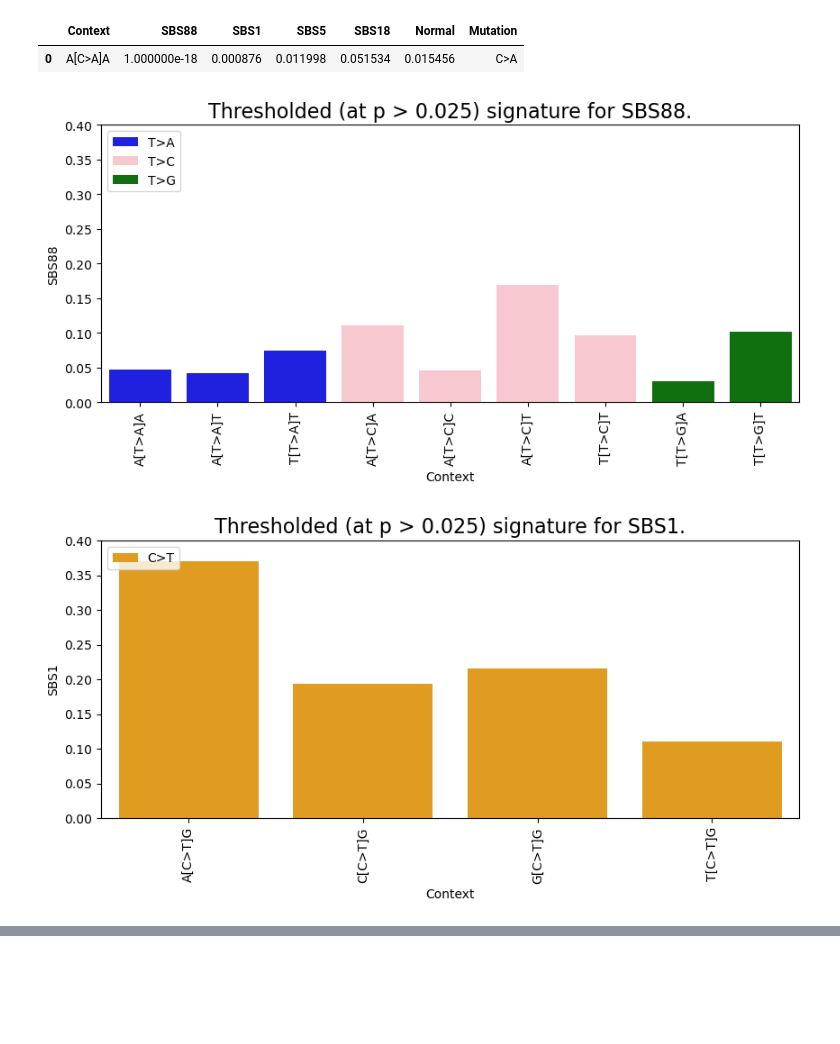
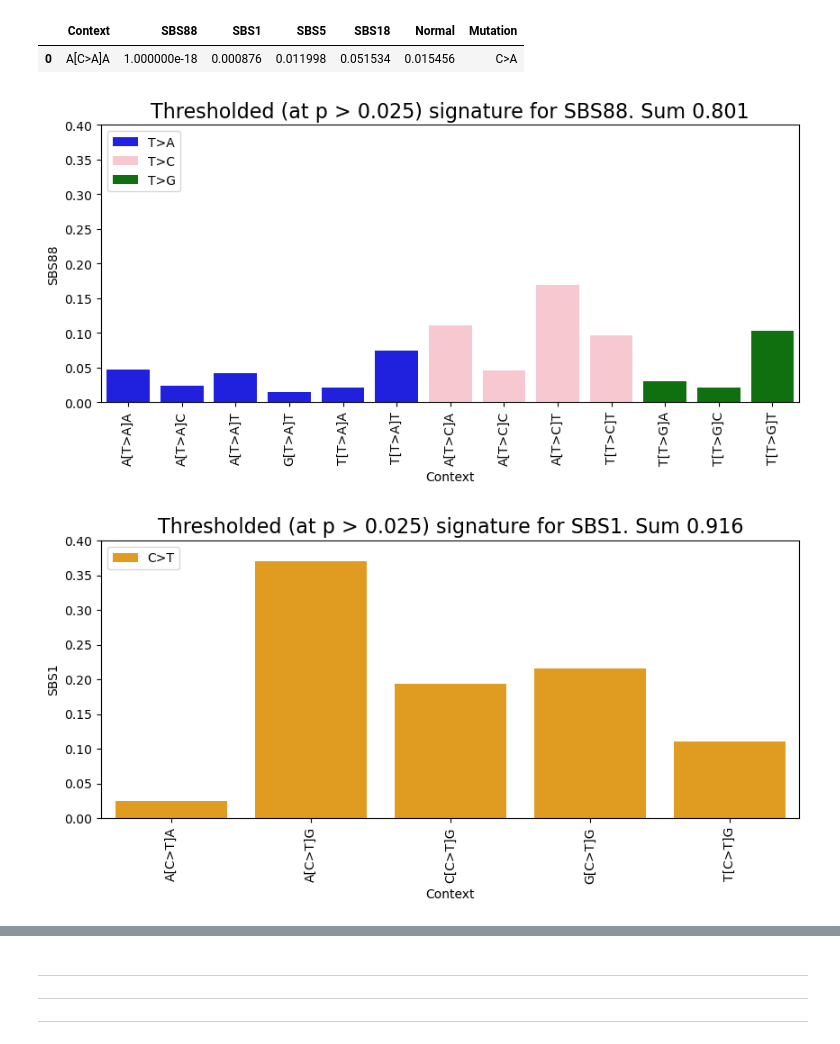
Before and after one commit to fredwdickinson/rscam-g6, a Jupyter notebook: Notebooks/compare_dists.ipynb, the cells around one changed output, grey strips where cells are left out. Drawn from its saved outputs; the diff is of its cells as text; code cells hidden in the pictures; blank space fills up the shorter version.

```diff
--- a/Notebooks/compare_dists.ipynb
+++ b/Notebooks/compare_dists.ipynb
@@ -77,30 +79,31 @@ def threshold(df, alpha = 0.025):
 # %%
 # Keep colours consistent across plots
 # Only 6 possible changes so just hard coded it.
 sbs_palette = {
     "T>A": "blue",
     "T>C": "red",
     "T>G": "green",
     "C>T": "orange",
     "T>C": "pink",
     "C>A": "black"
 }
 
 sig_cols = [col for col in clean_sig_df.columns if ('SBS' in col) or ("Normal" in col)]
 for sig_col in sig_cols:
     # Extract, threshold, plot.
     sbs_i = clean_sig_df[["Context", sig_col, "Mutation"]]
-    sbs_i_thr = threshold(sbs_i)
+    sbs_i_thr = threshold(sbs_i, alpha = 0.015)
+    sum_p = np.sum(sbs_i_thr[sig_col])
 
     fig, ax = plt.subplots(figsize = (10, 4))
     sns.barplot(data = sbs_i_thr, x = "Context", y = sig_col,
                 hue = "Mutation", palette = sbs_palette)
     ax.tick_params(axis = "x", rotation = 90)
     ax.set_ylim(0, 0.4)
 
-    plt.title(f'Thresholded (at p > 0.025) signature for {sig_col}.', fontsize = 16)
+    plt.title(f'Thresholded (at p > 0.025) signature for {sig_col}. Sum {round(sum_p, 3)}', fontsize = 16)
     plt.legend(loc = "upper left")
     plt.show()
 # %% [output]
-[figure, old version]
+[figure, new version]
-[figure, old version]
+[figure, new version]
@@ -109,0 +113,4 @@ for sig_col in sig_cols:
+# %% [markdown]
+---
+---
+---
```
Also changed, not shown: parts of 8 cells of this notebook.
